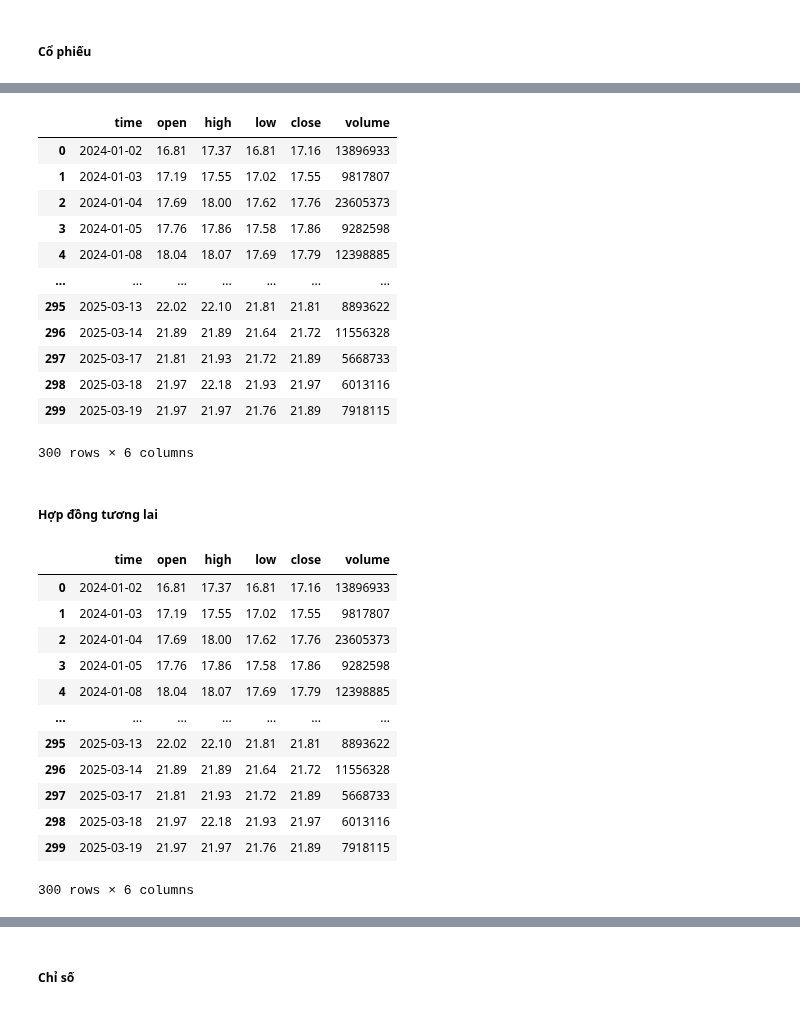
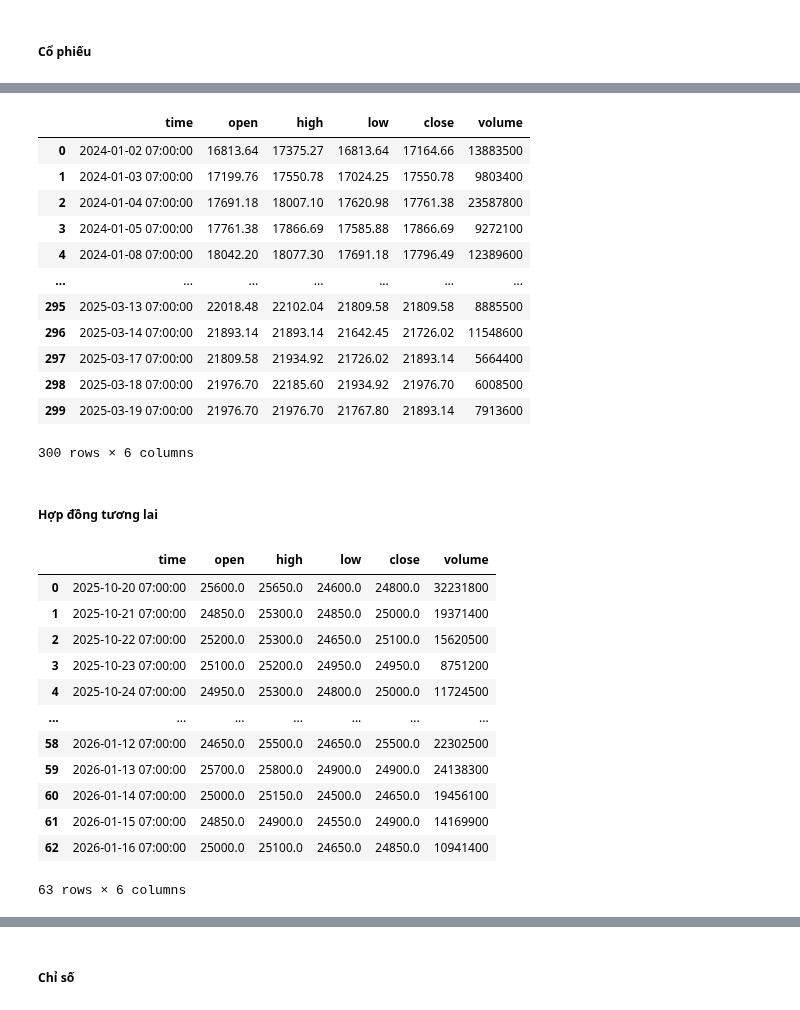
Before and after one commit to thinh-vu/vnstock, a Jupyter notebook: docs/1_vietnam_stock_vnstock3.ipynb, the cells around one changed output, grey strips where cells are left out. Drawn from its saved outputs; the diff is of its cells as text; code cells hidden in the pictures.

```diff
--- a/docs/1_vietnam_stock_vnstock3.ipynb
+++ b/docs/1_vietnam_stock_vnstock3.ipynb
@@ -166,7 +148,7 @@ listing.industries_icb()
 ## Quote: Giá chứng khoán
 # %%
 from vnstock import Quote
-quote = Quote(symbol='ACB', source='VCI')
+quote = Quote(symbol='ACB', source='KBS')
 # %% [markdown]
 #### Giá lịch sử
 # %% [markdown]
@@ -174,35 +174,36 @@ quote = Quote(symbol='ACB', source='VCI')
 # %%
-df = quote.history(start='2024-01-01', end='2025-03-19', interval='1D')
+# Lấy báo cáo theo 1 dải thời gian cố định
+df = quote.history(start='2024-01-01', end='2025-03-19', interval='d')
 df
 # %% [output]
 |  | time | open | high | low | close | volume |
-| 0 | 2024-01-02 | 16.81 | 17.37 | 16.81 | 17.16 | 13896933 |
-| 1 | 2024-01-03 | 17.19 | 17.55 | 17.02 | 17.55 | 9817807 |
-| 2 | 2024-01-04 | 17.69 | 18.00 | 17.62 | 17.76 | 23605373 |
-| 3 | 2024-01-05 | 17.76 | 17.86 | 17.58 | 17.86 | 9282598 |
-| 4 | 2024-01-08 | 18.04 | 18.07 | 17.69 | 17.79 | 12398885 |
+| 0 | 2024-01-02 07:00:00 | 16813.64 | 17375.27 | 16813.64 | 17164.66 | 13883500 |
+| 1 | 2024-01-03 07:00:00 | 17199.76 | 17550.78 | 17024.25 | 17550.78 | 9803400 |
+| 2 | 2024-01-04 07:00:00 | 17691.18 | 18007.10 | 17620.98 | 17761.38 | 23587800 |
+| 3 | 2024-01-05 07:00:00 | 17761.38 | 17866.69 | 17585.88 | 17866.69 | 9272100 |
+| 4 | 2024-01-08 07:00:00 | 18042.20 | 18077.30 | 17691.18 | 17796.49 | 12389600 |
 | ... | ... | ... | ... | ... | ... | ... |
-| 295 | 2025-03-13 | 22.02 | 22.10 | 21.81 | 21.81 | 8893622 |
-| 296 | 2025-03-14 | 21.89 | 21.89 | 21.64 | 21.72 | 11556328 |
-| 297 | 2025-03-17 | 21.81 | 21.93 | 21.72 | 21.89 | 5668733 |
-| 298 | 2025-03-18 | 21.97 | 22.18 | 21.93 | 21.97 | 6013116 |
-| 299 | 2025-03-19 | 21.97 | 21.97 | 21.76 | 21.89 | 7918115 |
+| 295 | 2025-03-13 07:00:00 | 22018.48 | 22102.04 | 21809.58 | 21809.58 | 8885500 |
+| 296 | 2025-03-14 07:00:00 | 21893.14 | 21893.14 | 21642.45 | 21726.02 | 11548600 |
+| 297 | 2025-03-17 07:00:00 | 21809.58 | 21934.92 | 21726.02 | 21893.14 | 5664400 |
+| 298 | 2025-03-18 07:00:00 | 21976.70 | 22185.60 | 21934.92 | 21976.70 | 6008500 |
+| 299 | 2025-03-19 07:00:00 | 21976.70 | 21976.70 | 21767.80 | 21893.14 | 7913600 |
 300 rows × 6 columns
 # %% [markdown]
 ##### Hợp đồng tương lai
 # %%
-quote.history(symbol='VN30F1M', start='2024-01-02', end='2025-03-19', interval='1D')
+quote.history(symbol='VN30F1M', length=90, interval='d')
 # %% [output]
 |  | time | open | high | low | close | volume |
-| 0 | 2024-01-02 | 16.81 | 17.37 | 16.81 | 17.16 | 13896933 |
-| 1 | 2024-01-03 | 17.19 | 17.55 | 17.02 | 17.55 | 9817807 |
-| 2 | 2024-01-04 | 17.69 | 18.00 | 17.62 | 17.76 | 23605373 |
-| 3 | 2024-01-05 | 17.76 | 17.86 | 17.58 | 17.86 | 9282598 |
-| 4 | 2024-01-08 | 18.04 | 18.07 | 17.69 | 17.79 | 12398885 |
+| 0 | 2025-10-20 07:00:00 | 25600.0 | 25650.0 | 24600.0 | 24800.0 | 32231800 |
+| 1 | 2025-10-21 07:00:00 | 24850.0 | 25300.0 | 24850.0 | 25000.0 | 19371400 |
+| 2 | 2025-10-22 07:00:00 | 25200.0 | 25300.0 | 24650.0 | 25100.0 | 15620500 |
+| 3 | 2025-10-23 07:00:00 | 25100.0 | 25200.0 | 24950.0 | 24950.0 | 8751200 |
+| 4 | 2025-10-24 07:00:00 | 24950.0 | 25300.0 | 24800.0 | 25000.0 | 11724500 |
 | ... | ... | ... | ... | ... | ... | ... |
-| 295 | 2025-03-13 | 22.02 | 22.10 | 21.81 | 21.81 | 8893622 |
-| 296 | 2025-03-14 | 21.89 | 21.89 | 21.64 | 21.72 | 11556328 |
-| 297 | 2025-03-17 | 21.81 | 21.93 | 21.72 | 21.89 | 5668733 |
-| 298 | 2025-03-18 | 21.97 | 22.18 | 21.93 | 21.97 | 6013116 |
-| 299 | 2025-03-19 | 21.97 | 21.97 | 21.76 | 21.89 | 7918115 |
+| 58 | 2026-01-12 07:00:00 | 24650.0 | 25500.0 | 24650.0 | 25500.0 | 22302500 |
+| 59 | 2026-01-13 07:00:00 | 25700.0 | 25800.0 | 24900.0 | 24900.0 | 24138300 |
+| 60 | 2026-01-14 07:00:00 | 25000.0 | 25150.0 | 24500.0 | 24650.0 | 19456100 |
+| 61 | 2026-01-15 07:00:00 | 24850.0 | 24900.0 | 24550.0 | 24900.0 | 14169900 |
+| 62 | 2026-01-16 07:00:00 | 25000.0 | 25100.0 | 24650.0 | 24850.0 | 10941400 |
-300 rows × 6 columns
+63 rows × 6 columns
```
Also changed, not shown: parts of 56 cells of this notebook, 3 other files.
